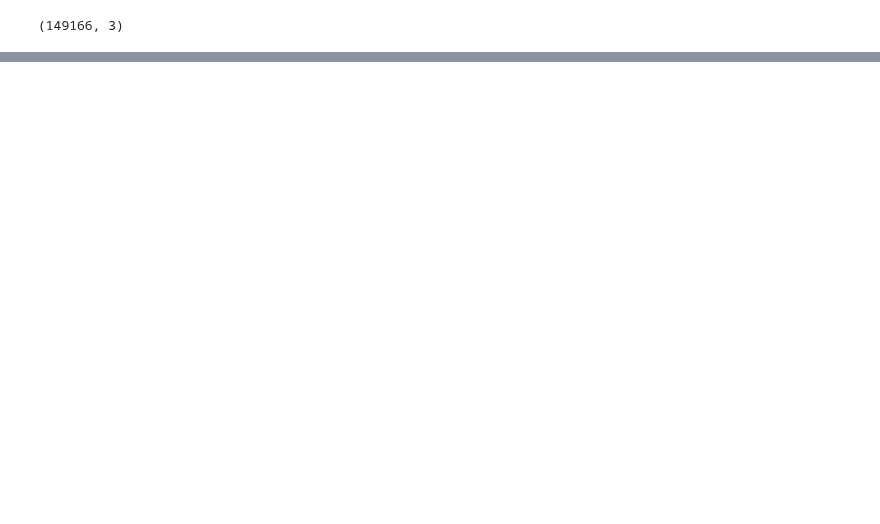
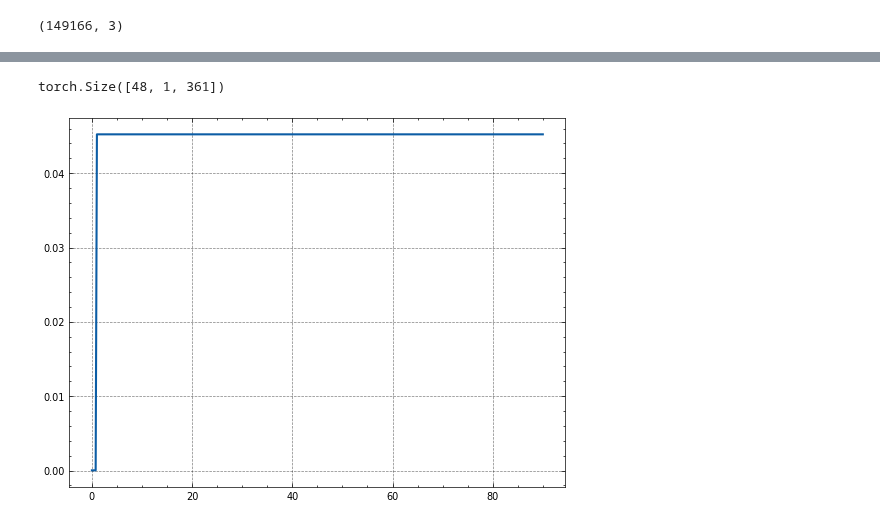
Before and after one commit to ChemRxnEngLab/nRTD, a Jupyter notebook: Experiments/FBA_001/D-downstream/250714_FBA-250-ml-2bar-tot-sys.ipynb, the cells around one changed output, grey strips where cells are left out. Cells and saved outputs as stored; diff of their text form; code cells hidden in the pictures; blank space fills up the shorter version.

```diff
--- a/Experiments/FBA_001/D-downstream/250714_FBA-250-ml-2bar-tot-sys.ipynb
+++ b/Experiments/FBA_001/D-downstream/250714_FBA-250-ml-2bar-tot-sys.ipynb
@@ -109,0 +207,25 @@ plt.savefig("exp_data_with_halfperiods.png", dpi=600)
+# %%
+import sys
+
+sys.path.append(r"C:\Users\FranzBraun\Documents\GitHub\nRTD\lib")
+from pathlib import Path
+from nRTD.rtd_fitting import RTDDataModule
+
+data_total_system = RTDDataModule(
+    batch_size= 32, # 2 temperatures, 2 half-periods, 4 different capillary positions
+    data_file=Path(
+        r"C:\Users\FranzBraun\Nextcloud\PTK_Projekte\Auswertung_FBA\RTD_FBA\RTD_ges_system\RTD_ges_sys_280C_320C\FBA_250ml-min_2bar_250_TotalSystem.npz"
+    ),
+    switching_times=switching_times,
+    # t_range_in=(0, 10), # kernel discretization
+    # n_in=41, # kernel
+    # t_range_out=(0, 120), # time range of output time series
+    # n_out=481,  # number of points in output time series in s (4 MS measurements per second)
+
+    t_range_in=t_in,
+    n_in=n_in,
+    t_range_out=t_out,
+    n_out=n_out,
+
+    switch_delay=1.0,
+)
@@ -109,0 +253,11 @@ plt.savefig("exp_data_with_halfperiods.png", dpi=600)
+# %%
+print(data_total_system.x.shape) # 48 = 3 * 16, 3 components
+# %% [output]
+torch.Size([48, 1, 361])
+# %%
+%matplotlib inline
+plt.plot(data_total_system.t_in[0,:], data_total_system.x[0,0,:])
+plt.show()
+plt.close()
+# %% [output]
+[figure, added]
```
Also changed, not shown: parts of 9 cells of this notebook, 3 other files.
